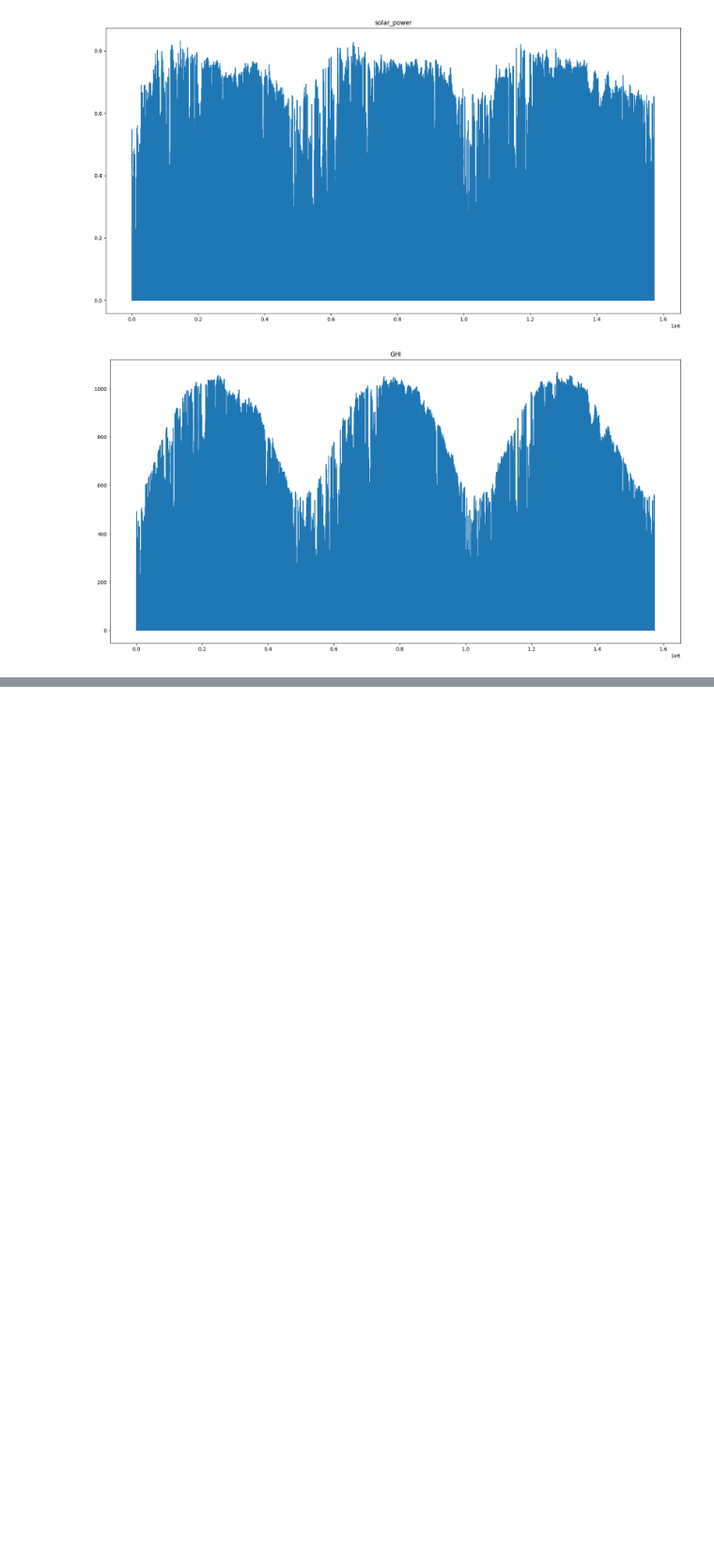
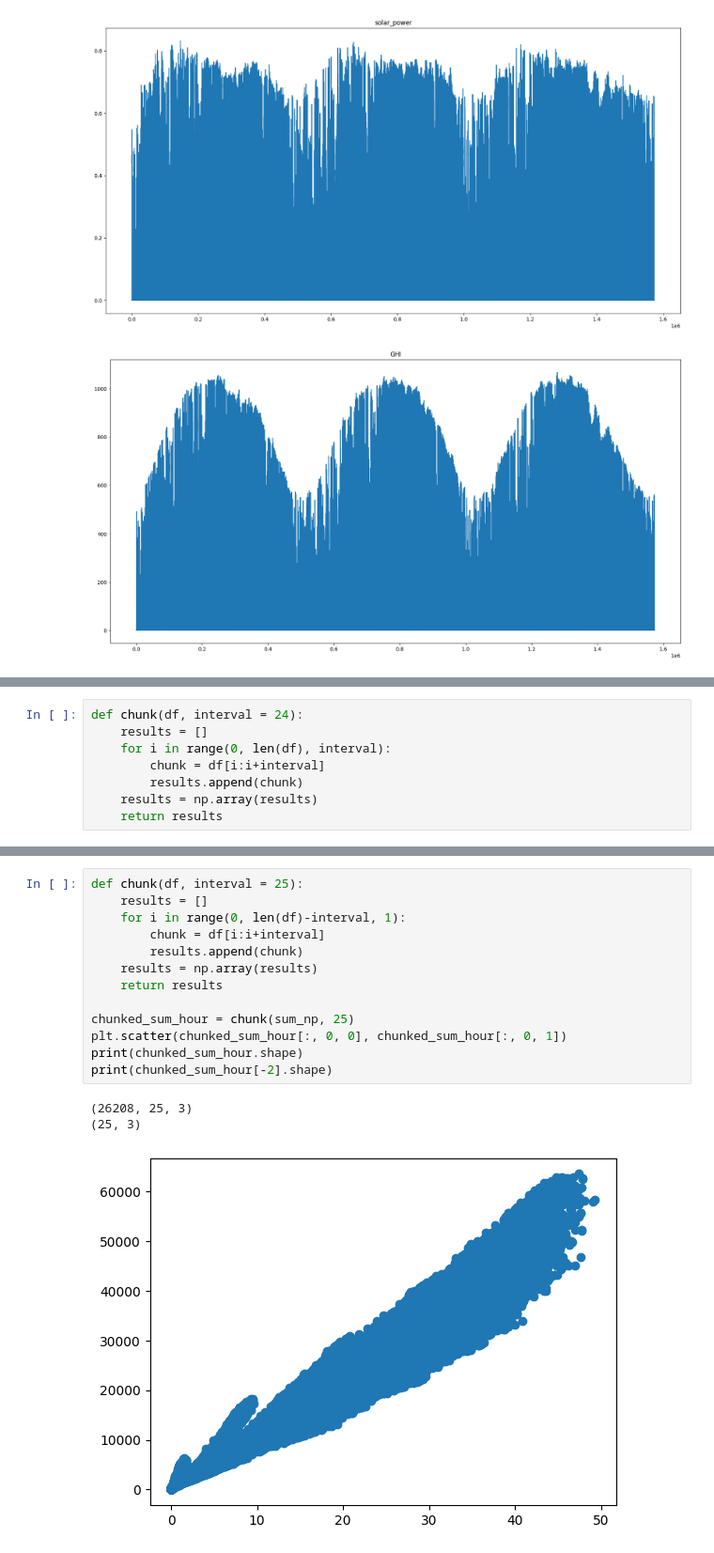
Before and after one commit to Watson15/cucai2025, a Jupyter notebook: code/combined.ipynb, the cells around one changed output, grey strips where cells are left out. Shown at 94% size. Drawn from its saved outputs; the diff is of its cells as text; blank space fills up the shorter version.

```diff
--- a/code/combined.ipynb
+++ b/code/combined.ipynb
@@ -372,0 +392,8 @@ CAISO
+# %%
+def chunk(df, interval = 24):
+    results = []
+    for i in range(0, len(df), interval):
+        chunk = df[i:i+interval]
+        results.append(chunk)
+    results = np.array(results)
+    return results
@@ -372,0 +451,17 @@ CAISO
+# %%
+def chunk(df, interval = 25):
+    results = []
+    for i in range(0, len(df)-interval, 1):
+        chunk = df[i:i+interval]
+        results.append(chunk)
+    results = np.array(results)
+    return results
+
+chunked_sum_hour = chunk(sum_np, 25)
+plt.scatter(chunked_sum_hour[:, 0, 0], chunked_sum_hour[:, 0, 1])
+print(chunked_sum_hour.shape)
+print(chunked_sum_hour[-2].shape)
+# %% [output]
+(26208, 25, 3)
+(25, 3)
+[figure, added]
```
Also changed, not shown: parts of 12 cells of this notebook.
